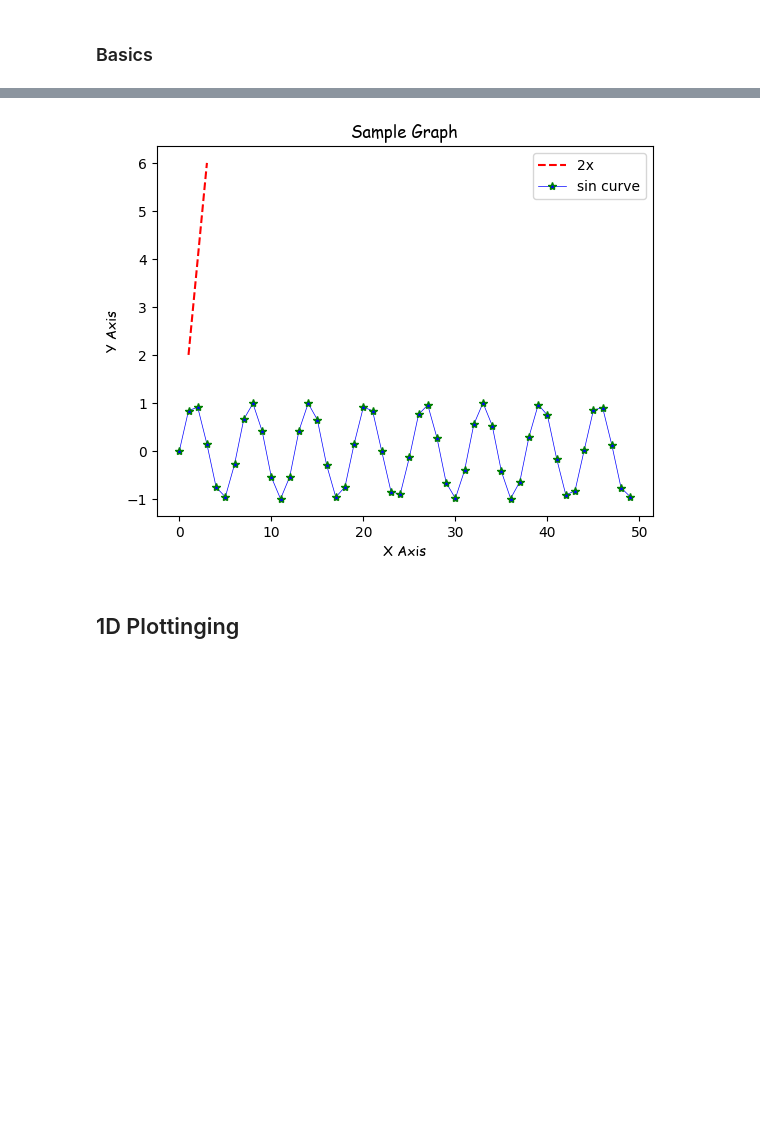
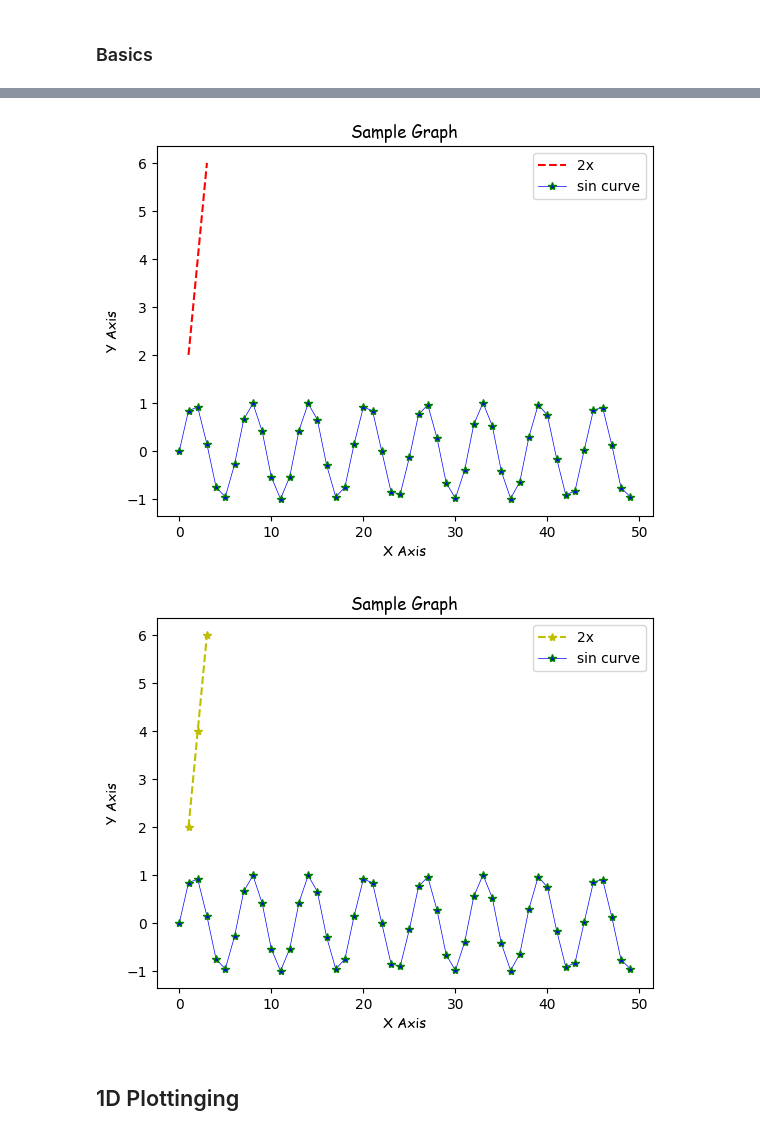
Before and after one commit to Dhusnic/Code_For_Tutorials, a Jupyter notebook: python Tutorial/Python for Machine Learning/Python For Data Analysis/Matplotlib.ipynb, the cells around one changed output, grey strips where cells are left out. Cells and saved outputs as stored; diff of their text form; code cells hidden in the pictures; blank space fills up the shorter version.

```diff
--- a/python Tutorial/Python for Machine Learning/Python For Data Analysis/Matplotlib.ipynb
+++ b/python Tutorial/Python for Machine Learning/Python For Data Analysis/Matplotlib.ipynb
@@ -7,44 +7,53 @@ import math
 # %% [markdown]
 ### Basics
 # %%
-x=[1,2,3]
-y=[2,4,6]
-plt.plot(x,y)
-plt.title('Sample Graph')
-plt.xlabel('x Axis')
-plt.ylabel('yaxis')
-plt.show()
+# x=[1,2,3]
+# y=[2,4,6]
+# plt.plot(x,y)
+# plt.title('Sample Graph')
+# plt.xlabel('x Axis')
+# plt.ylabel('yaxis')
+# plt.show()
 
-plt.plot(x,y)
-plt.title('Sample Graph',fontdict={'fontname':'Comic Sans Ms'})
-plt.xlabel('X Axis',fontdict={'fontname':'Comic Sans Ms'})
-plt.ylabel('Y Axis',fontdict={'fontname':'Comic Sans Ms'})
-plt.show()
+# plt.plot(x,y)
+# plt.title('Sample Graph',fontdict={'fontname':'Comic Sans Ms'})
+# plt.xlabel('X Axis',fontdict={'fontname':'Comic Sans Ms'})
+# plt.ylabel('Y Axis',fontdict={'fontname':'Comic Sans Ms'})
+# plt.show()
 
 
-plt.plot(x,y)
-plt.title('Sample Graph',fontdict={'fontname':'Comic Sans Ms'})
-plt.xlabel('X Axis',fontdict={'fontname':'Comic Sans Ms'})
-plt.ylabel('Y Axis',fontdict={'fontname':'Comic Sans Ms'})
-plt.xticks([1,2,3,4,25])
-plt.yticks([2,4,6,8,25])
-plt.show()
+# plt.plot(x,y)
+# plt.title('Sample Graph',fontdict={'fontname':'Comic Sans Ms'})
+# plt.xlabel('X Axis',fontdict={'fontname':'Comic Sans Ms'})
+# plt.ylabel('Y Axis',fontdict={'fontname':'Comic Sans Ms'})
+# plt.xticks([1,2,3,4,25])
+# plt.yticks([2,4,6,8,25])
+# plt.show()
 
-sin=[i for i in range(0,50)]
-plt.plot(x,y,label='2x',color='red',linestyle='--')
-plt.plot(sin,[math.sin(i) for i in sin],label='sin curve' , color='blue',linewidth=0.5,marker='*',markeredgecolor='green')
-plt.title('Sample Graph',fontdict={'fontname':'Comic Sans Ms'})
-plt.xlabel('X Axis',fontdict={'fontname':'Comic Sans Ms'})
-plt.ylabel('Y Axis',fontdict={'fontname':'Comic Sans Ms'})
-# plt.xticks(x)
-# plt.yticks(y)
-plt.legend()
-plt.show()
+# sin=[i for i in range(0,50)]
+# plt.plot(x,y,label='2x',color='red',linestyle='--')
+# plt.plot(sin,[math.sin(i) for i in sin],label='sin curve' , color='blue',linewidth=0.5,marker='*',markeredgecolor='green')
+# plt.title('Sample Graph',fontdict={'fontname':'Comic Sans Ms'})
+# plt.xlabel('X Axis',fontdict={'fontname':'Comic Sans Ms'})
+# plt.ylabel('Y Axis',fontdict={'fontname':'Comic Sans Ms'})
+# plt.legend()
+# plt.show()
+
+
+# sin=[i for i in range(0,50)]
+# plt.plot(x,y,'y*--',label='2x')
+# plt.plot(sin,[math.sin(i) for i in sin],label='sin curve' , color='blue',linewidth=0.5,marker='*',markeredgecolor='green')
+# plt.title('Sample Graph',fontdict={'fontname':'Comic Sans Ms'})
+# plt.xlabel('X Axis',fontdict={'fontname':'Comic Sans Ms'})
+# plt.ylabel('Y Axis',fontdict={'fontname':'Comic Sans Ms'})
+# plt.legend()
+# plt.show()
 # %% [output]
 [figure]
 [figure]
 [figure]
 [figure]
+[figure, added]
 # %% [markdown]
 ## 1D Plottinging
 # %% [markdown]
```
Also changed, not shown: parts of 7 cells of this notebook, 1 other file.
